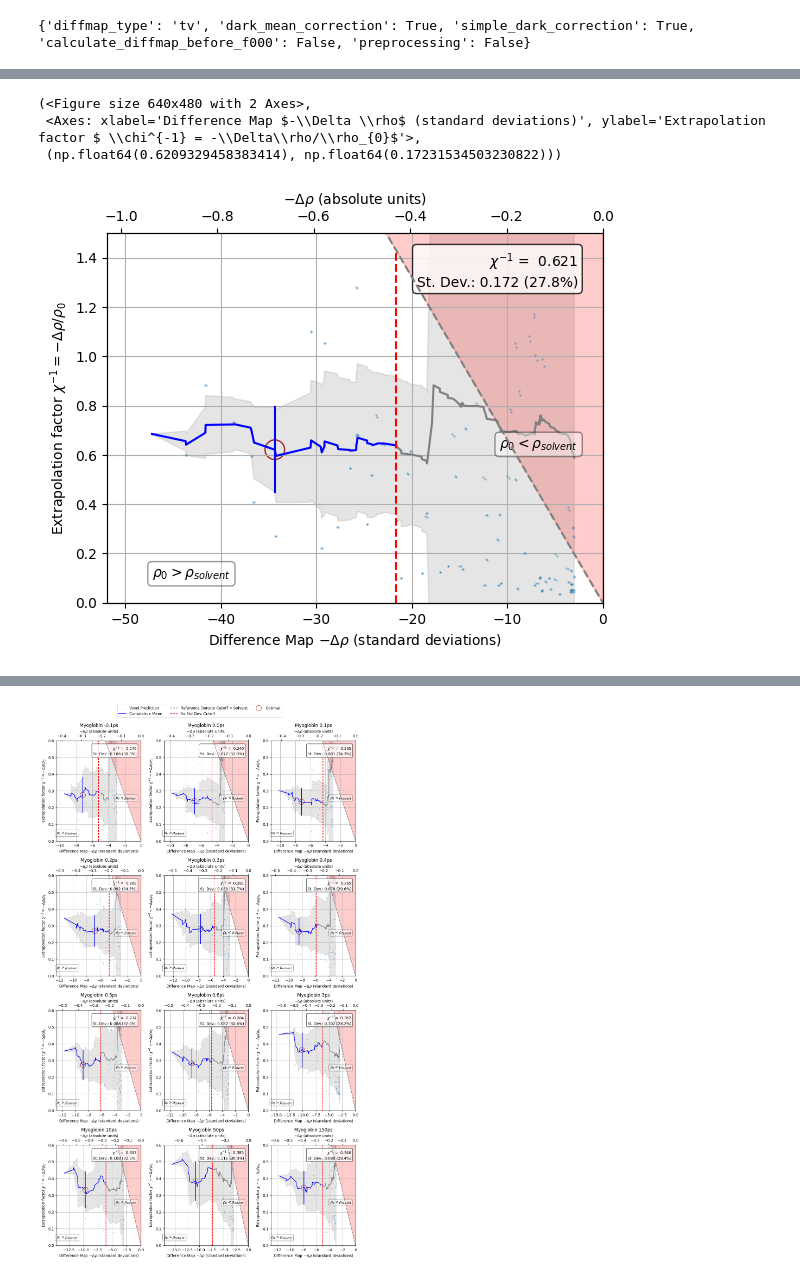
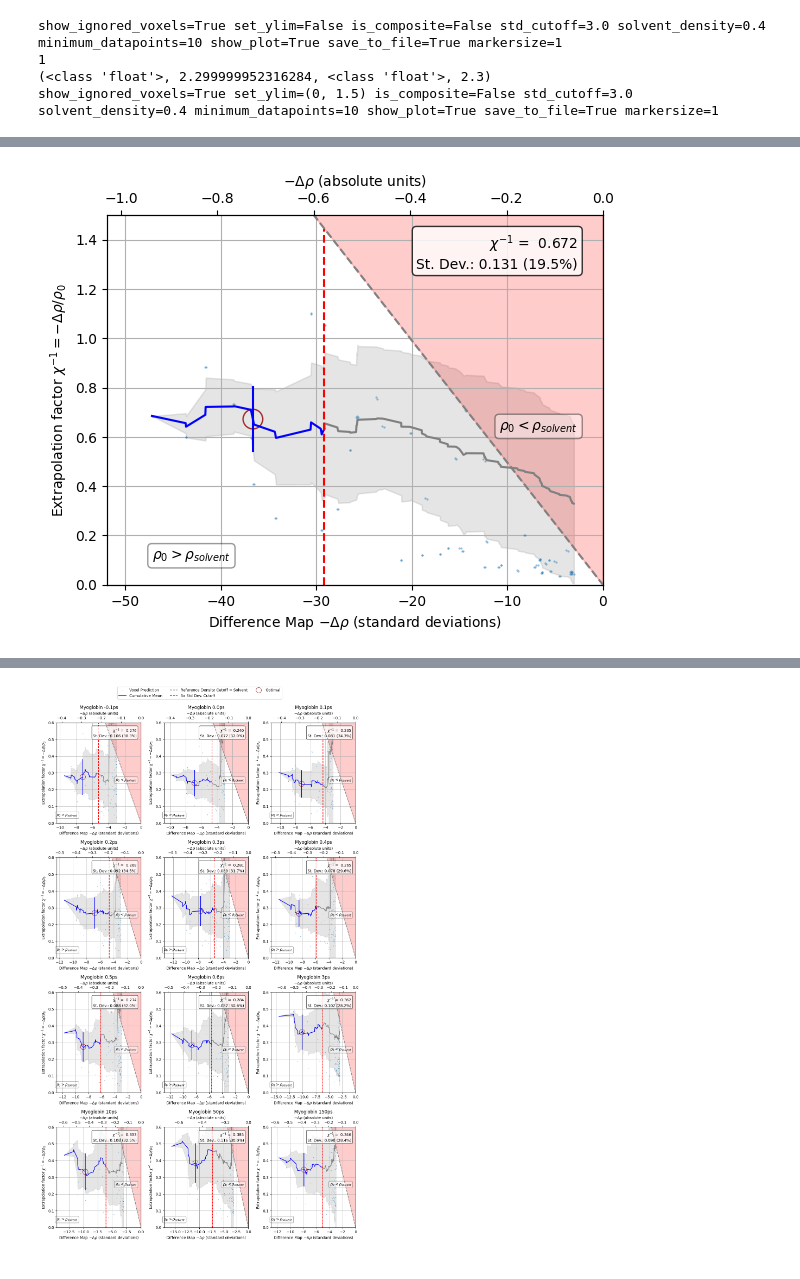
Before and after one commit to cvazz/xtr-estimator, a Jupyter notebook: examples/notebooks/understand_myoglobin.ipynb, the cells around one changed output, grey strips where cells are left out. Cells and saved outputs as stored; diff of their text form; code cells hidden in the pictures.

```diff
--- a/examples/notebooks/understand_myoglobin.ipynb
+++ b/examples/notebooks/understand_myoglobin.ipynb
@@ -7,16 +7,17 @@ logger = setup_logger()
 # %%
 import copy
 
-from xtr_estimator.configuration import minimal_masking_config
+from xtr_estimator.configuration import Settings, MaskingSettings
 from xtr_estimator.processing import get_maps, prepare_maps
 from xtr_estimator.masking import make_inclusion_mask
 from xtr_estimator.estimation import plot_extrapolation_estimate
 from dataset_configs import apply_config_myoglobin_general
 
 config = apply_config_myoglobin_general("0.1ps")
-print(config["map_processing"])
 config["map_processing"]["calculate_diffmap_before_f000"] = True
 
+print(config.plot)
+print(config.plot.markersize)
 unscaled_dark, unscaled_triggered = get_maps(config)
 diffmap, map_dark, _ = prepare_maps(unscaled_dark, unscaled_triggered, config)
 
@@ -25,12 +26,16 @@ logger.warning(
     f"Diffmap Mean: {diffmap_np.mean():.6f}, Std: {diffmap_np.std():.6f}"
 )
 config_nse=copy.deepcopy(config)
+config_nse.masking.simple()
 
-config_nse["masking"] = minimal_masking_config()
 inclusion_mask = make_inclusion_mask(diffmap, map_dark, config_nse)
 
 
 config["plot"]["set_ylim"] = ((0, 1.5))
+print(config.plot)
 plot_extrapolation_estimate(diffmap, map_dark, inclusion_mask, config)
 # %% [output]
-{'diffmap_type': 'tv', 'dark_mean_correction': True, 'simple_dark_correction': True, 'calculate_diffmap_before_f000': False, 'preprocessing': False}
+show_ignored_voxels=True set_ylim=False is_composite=False std_cutoff=3.0 solvent_density=0.4 minimum_datapoints=10 show_plot=True save_to_file=True markersize=1
+1
+(<class 'float'>, 2.299999952316284, <class 'float'>, 2.3)
+show_ignored_voxels=True set_ylim=(0, 1.5) is_composite=False std_cutoff=3.0 solvent_density=0.4 minimum_datapoints=10 show_plot=True save_to_file=True markersize=1
@@ -62,7 +45,4 @@ plot_extrapolation_estimate(diffmap, map_dark, inclusion_mask, config)
-(<Figure size 640x480 with 2 Axes>,
- <Axes: xlabel='Difference Map $-\\Delta \\rho$ (standard deviations)', ylabel='Extrapolation factor $ \\chi^{-1} = -\\Delta\\rho/\\rho_{0}$'>,
- (np.float64(0.6209329458383414), np.float64(0.17231534503230822)))
-[figure, old version]
+[figure, new version]
 # %%
 # from masking import make_inclusion_mask
 # from estimation import plot_extrapolation_estimate_new
```
Also changed, not shown: parts of 3 cells of this notebook, 14 other files.
